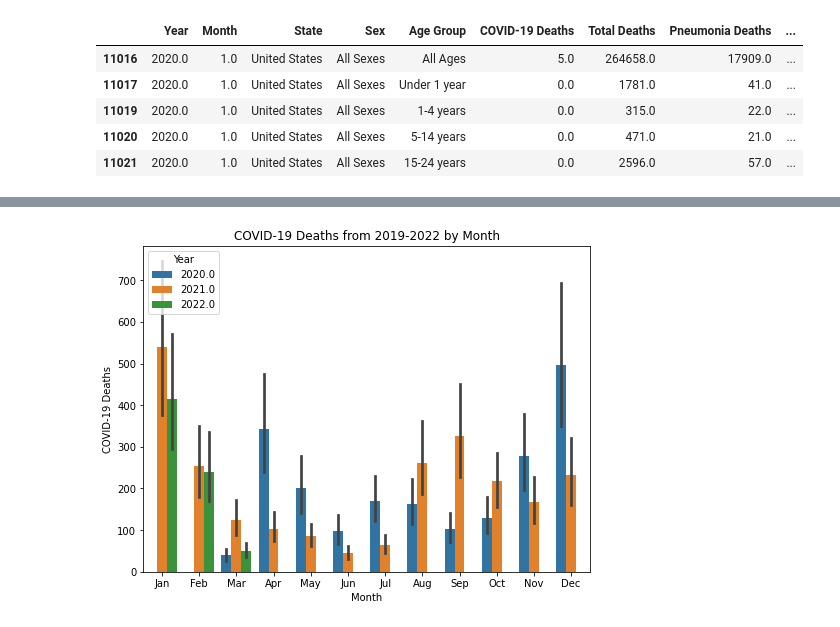
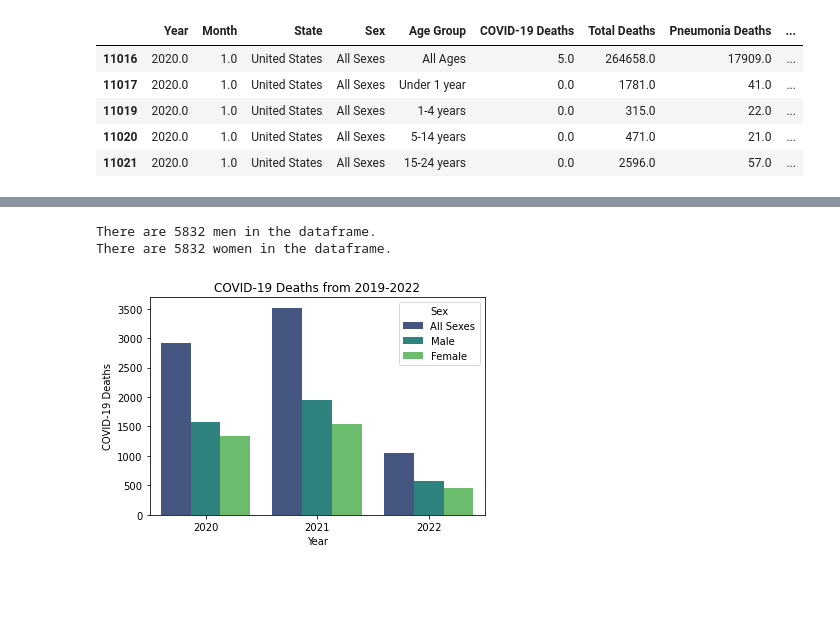
Before and after one commit to valputla/InfectionDataAnalysis, a Jupyter notebook: Vishaal.ipynb, the cells around one changed output, grey strips where cells are left out. Cells and saved outputs as stored; diff of their text form; code cells hidden in the pictures; blank space fills up the shorter version.

```diff
--- a/Vishaal.ipynb
+++ b/Vishaal.ipynb
@@ -130,14 +111,0 @@ plt.show()
-# %%
-#The most COVID deaths occurred in Dec 2020 and Jan 2021.
-#From Feb - Jun 2021, there was a steady decline as vaccines became available.
-
-months = ["Jan", "Feb", "Mar", "Apr", "May", "Jun", "Jul", "Aug", "Sep", "Oct", "Nov", "Dec"]
-
-f, ax = plt.subplots(figsize = (8,6))
-ax = sns.barplot(data = month_df, x="Month", y = "COVID-19 Deaths",
-                 hue = "Year")
-ax.set_xticklabels(months)
-ax.set_title("COVID-19 Deaths from 2019-2022 by Month")
-plt.show()
-# %% [output]
-[figure, removed]
@@ -150,0 +112,20 @@ total_deaths_df["Total Deaths (by thousands)"] = [total_deaths["COVID-19 Deaths"
+# %%
+men = year_df["Sex"] == "Men"
+print(f"There are {men.count()} men in the dataframe.")
+
+women = year_df["Sex"] == "Women"
+print(f"There are {women.count()} women in the dataframe.")
+# %% [output]
+There are 5832 men in the dataframe.
+There are 5832 women in the dataframe.
+# %%
+ax = sns.barplot(data = year_df, x="Year", y = "COVID-19 Deaths", hue = "Sex", ci=None, palette="viridis")
+plt.title("COVID-19 Deaths from 2019-2022")
+ax.set_xticklabels(["2020", "2021", "2022"])
+plt.show()
+
+#This plot shows that more men have died from COVID than women because
+#the above line of code states there are an equal number of men and women in the dataframe.
+#The most people died in 2021, but it was the only time we have an entire year's data.
+# %% [output]
+[figure, added]
```
Also changed, not shown: parts of 6 cells of this notebook, 1 other file.
